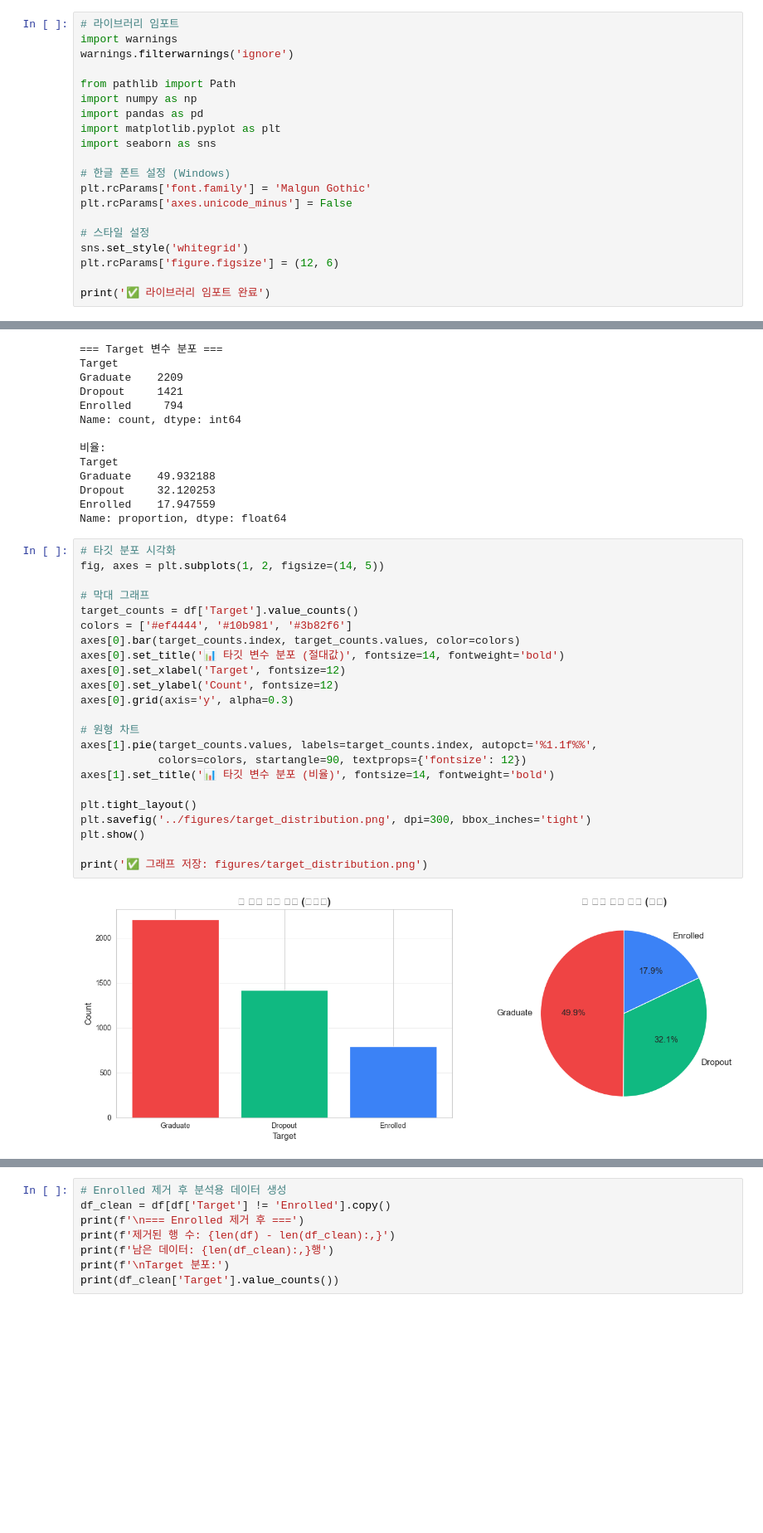
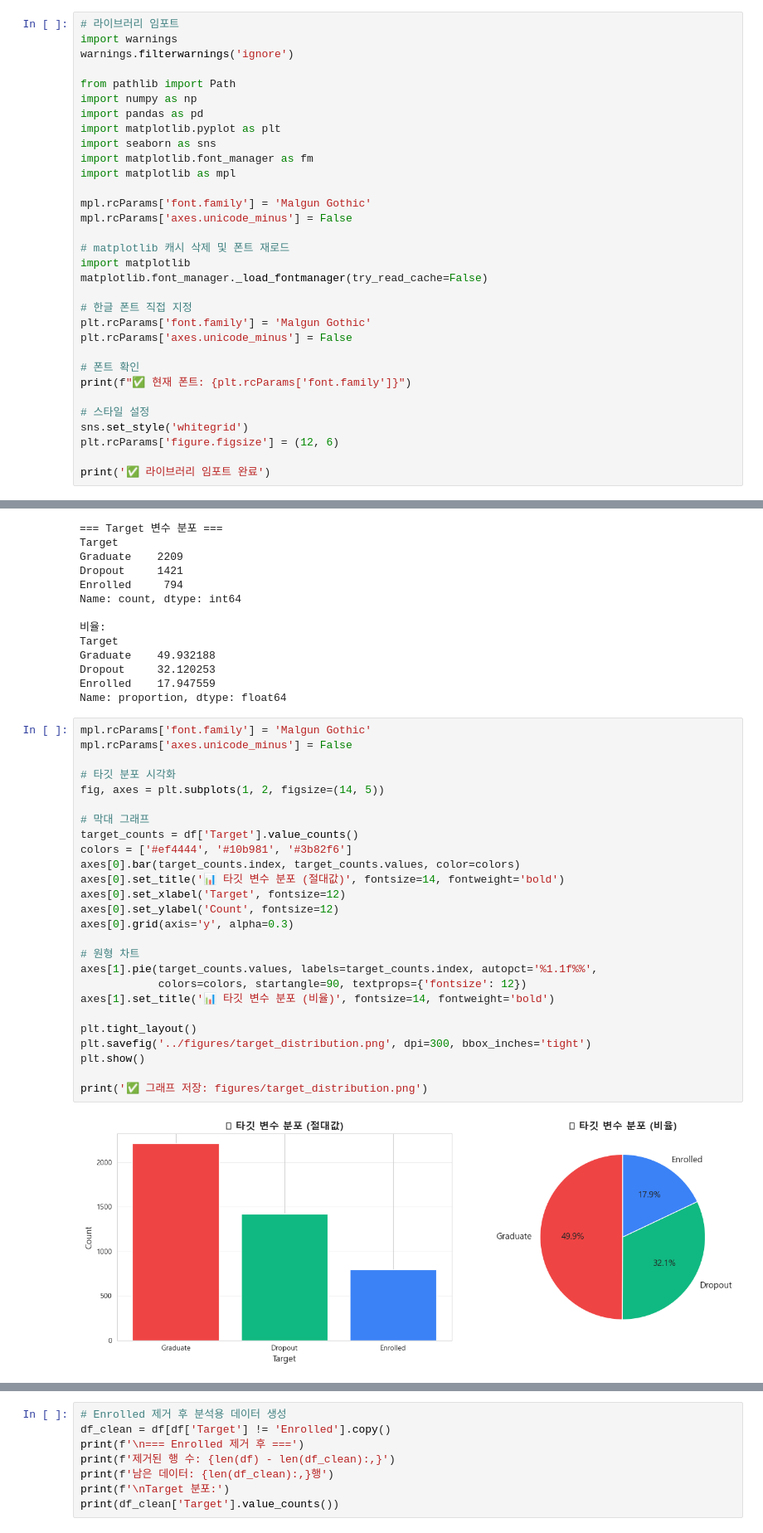
Before and after one commit to SKNETWORKS-FAMILY-AICAMP/SKN20-2nd-4TEAM, a Jupyter notebook: code/EDA_and_Visualization.ipynb, the cells around one changed output, grey strips where cells are left out. Shown at 83% size. Cells and saved outputs as stored; diff of their text form; blank space fills up the shorter version.

```diff
--- a/code/EDA_and_Visualization.ipynb
+++ b/code/EDA_and_Visualization.ipynb
@@ -21,10 +21,22 @@ import numpy as np
 import pandas as pd
 import matplotlib.pyplot as plt
 import seaborn as sns
+import matplotlib.font_manager as fm
+import matplotlib as mpl
 
-# 한글 폰트 설정 (Windows)
+mpl.rcParams['font.family'] = 'Malgun Gothic'
+mpl.rcParams['axes.unicode_minus'] = False
+
+# matplotlib 캐시 삭제 및 폰트 재로드
+import matplotlib
+matplotlib.font_manager._load_fontmanager(try_read_cache=False)
+
+# 한글 폰트 직접 지정
 plt.rcParams['font.family'] = 'Malgun Gothic'
 plt.rcParams['axes.unicode_minus'] = False
+
+# 폰트 확인
+print(f"✅ 현재 폰트: {plt.rcParams['font.family']}")
 
 # 스타일 설정
 sns.set_style('whitegrid')
@@ -127,30 +140,33 @@ Dropout     32.120253
 Enrolled    17.947559
 Name: proportion, dtype: float64
 # %%
+mpl.rcParams['font.family'] = 'Malgun Gothic'
+mpl.rcParams['axes.unicode_minus'] = False
+
 # 타깃 분포 시각화
 fig, axes = plt.subplots(1, 2, figsize=(14, 5))
 
 # 막대 그래프
 target_counts = df['Target'].value_counts()
 colors = ['#ef4444', '#10b981', '#3b82f6']
 axes[0].bar(target_counts.index, target_counts.values, color=colors)
 axes[0].set_title('📊 타깃 변수 분포 (절대값)', fontsize=14, fontweight='bold')
 axes[0].set_xlabel('Target', fontsize=12)
 axes[0].set_ylabel('Count', fontsize=12)
 axes[0].grid(axis='y', alpha=0.3)
 
 # 원형 차트
 axes[1].pie(target_counts.values, labels=target_counts.index, autopct='%1.1f%%',
             colors=colors, startangle=90, textprops={'fontsize': 12})
 axes[1].set_title('📊 타깃 변수 분포 (비율)', fontsize=14, fontweight='bold')
 
 plt.tight_layout()
 plt.savefig('../figures/target_distribution.png', dpi=300, bbox_inches='tight')
 plt.show()
 
 print('✅ 그래프 저장: figures/target_distribution.png')
 # %% [output]
-[figure, old version]
+[figure, new version]
 ✅ 그래프 저장: figures/target_distribution.png
 # %%
 # Enrolled 제거 후 분석용 데이터 생성
```
Also changed, not shown: parts of 6 cells of this notebook, 17 other files.
